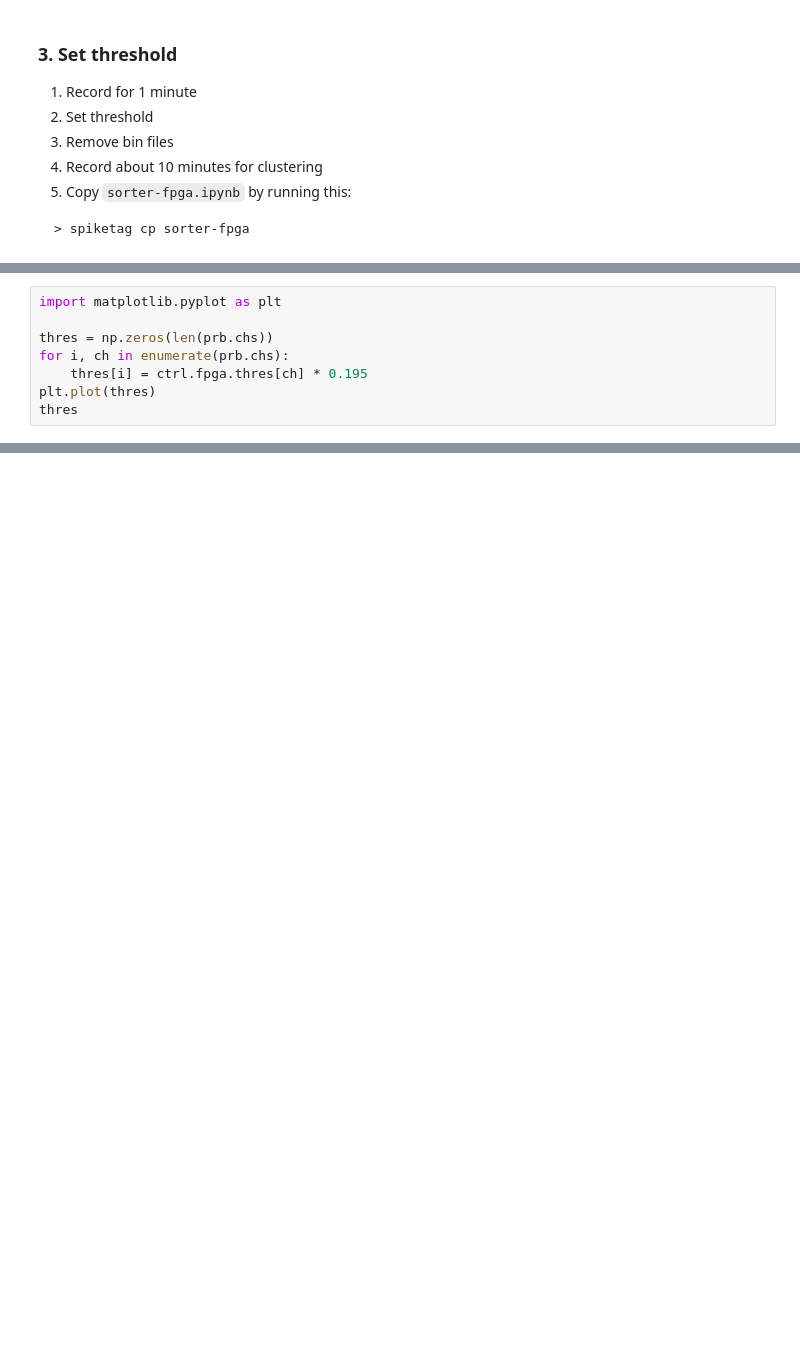
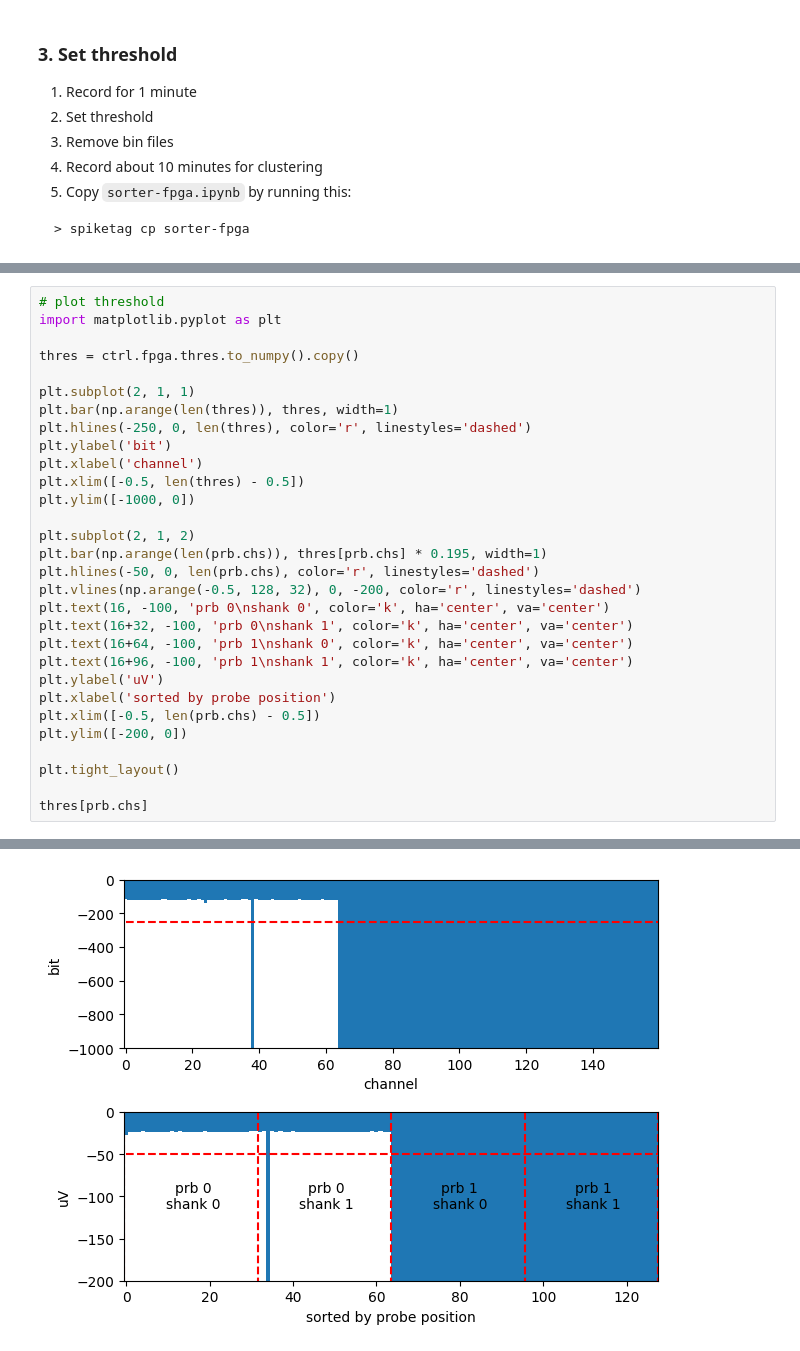
Before and after one commit to lapis42/spiketag, a Jupyter notebook: notebooks/template/config-fpga.ipynb, the cells around one changed output, grey strips where cells are left out. Drawn from its saved outputs; the diff is of its cells as text; blank space fills up the shorter version.

```diff
--- a/notebooks/template/config-fpga.ipynb
+++ b/notebooks/template/config-fpga.ipynb
@@ -132,8 +262,31 @@ ctrl.fpga.thres[128:160] = -20000. # suppress unused channels
-# %%
-import matplotlib.pyplot as plt
-
-thres = np.zeros(len(prb.chs))
-for i, ch in enumerate(prb.chs):
-    thres[i] = ctrl.fpga.thres[ch] * 0.195
-plt.plot(thres)
-thres
+# %%
+# plot threshold
+import matplotlib.pyplot as plt
+
+thres = ctrl.fpga.thres.to_numpy().copy()
+
+plt.subplot(2, 1, 1)
+plt.bar(np.arange(len(thres)), thres, width=1)
+plt.hlines(-250, 0, len(thres), color='r', linestyles='dashed')
+plt.ylabel('bit')
+plt.xlabel('channel')
+plt.xlim([-0.5, len(thres) - 0.5])
+plt.ylim([-1000, 0])
+
+plt.subplot(2, 1, 2)
+plt.bar(np.arange(len(prb.chs)), thres[prb.chs] * 0.195, width=1)
+plt.hlines(-50, 0, len(prb.chs), color='r', linestyles='dashed')
+plt.vlines(np.arange(-0.5, 128, 32), 0, -200, color='r', linestyles='dashed')
+plt.text(16, -100, 'prb 0\nshank 0', color='k', ha='center', va='center')
+plt.text(16+32, -100, 'prb 0\nshank 1', color='k', ha='center', va='center')
+plt.text(16+64, -100, 'prb 1\nshank 0', color='k', ha='center', va='center')
+plt.text(16+96, -100, 'prb 1\nshank 1', color='k', ha='center', va='center')
+plt.ylabel('uV')
+plt.xlabel('sorted by probe position')
+plt.xlim([-0.5, len(prb.chs) - 0.5])
+plt.ylim([-200, 0])
+
+plt.tight_layout()
+
+thres[prb.chs]
+# %% [output]
@@ -139,0 +310 @@ thres
+[figure, added]
```
Also changed, not shown: parts of 26 cells of this notebook.
